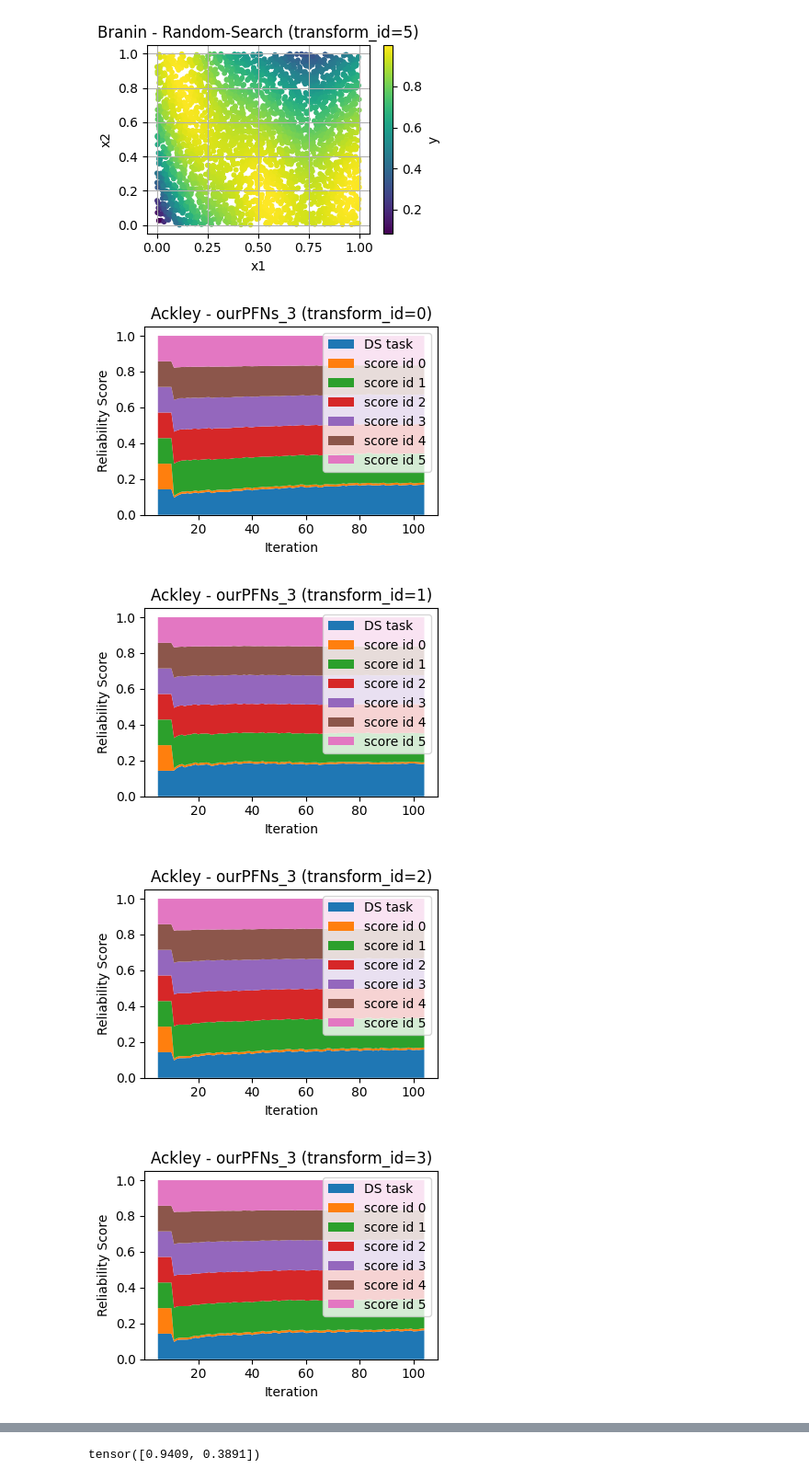
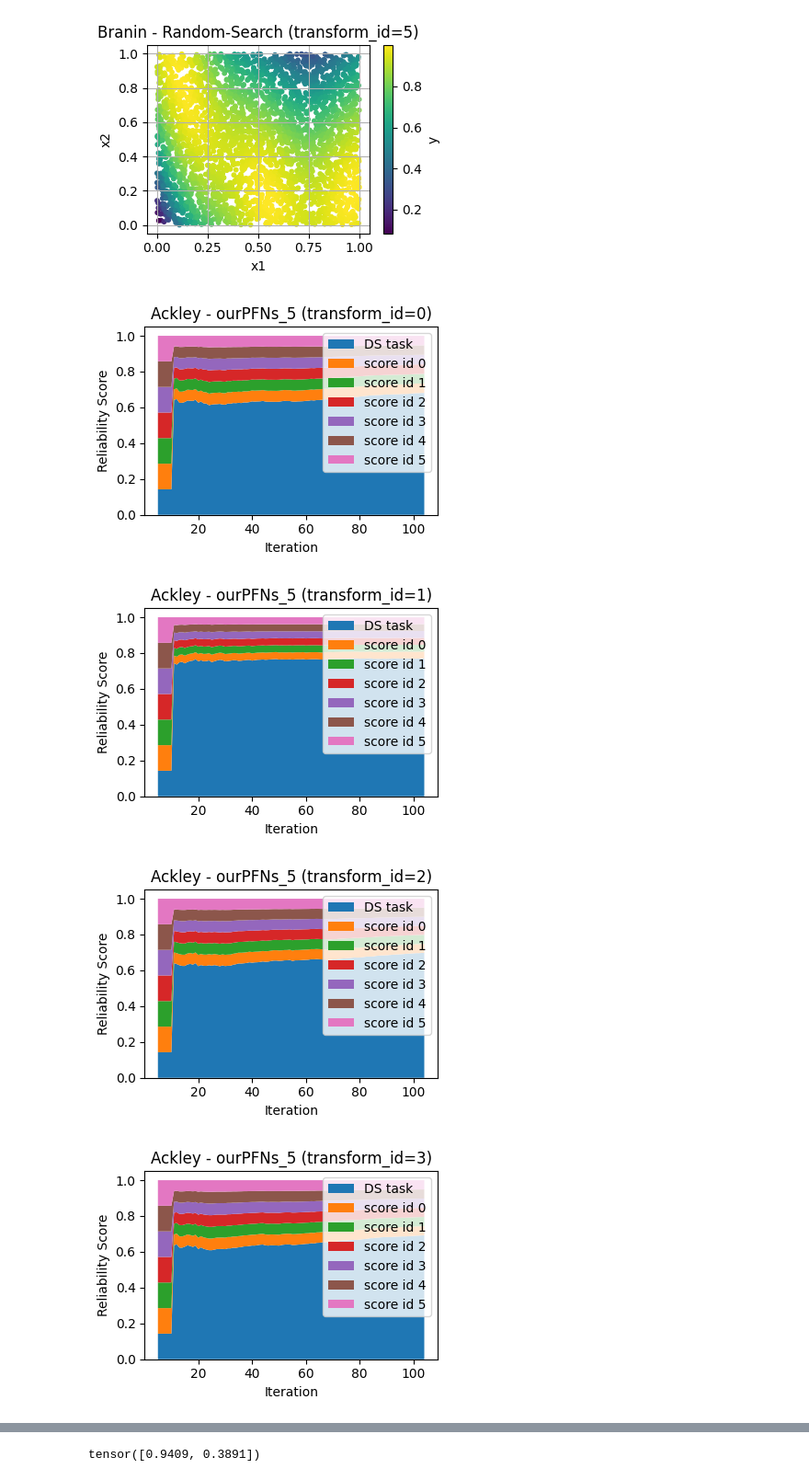
Before and after one commit to timruhkopf/ExperiencedFT-PFNs, a Jupyter notebook: HPO_tasks/Synthetic/plot.ipynb, the cells around one changed output, grey strips where cells are left out. Shown at 92% size. Saved outputs shown, nothing was run; the diff lists cells and outputs as text; code cells hidden in the pictures.

```diff
--- a/HPO_tasks/Synthetic/plot.ipynb
+++ b/HPO_tasks/Synthetic/plot.ipynb
@@ -156,7 +152,7 @@ for transform_id in unique_transforms:
 [figure]
 [figure]
 # %%
-method = 'ourPFNs_3'
+method = 'ourPFNs_5'
 function_name = "Ackley"
 dfm = df[(df['method'] == method) & (df['function_name'] == function_name)]
 # Plot for each transform_id
@@ -167,34 +163,34 @@ def parse_scores(x):
         if "tensor" in x:
             # Remove 'tensor(' and ')' and convert to numpy array
             x = x.replace('tensor(', '').replace(')', '').strip('[]')
         else:
             # Handle string representation of a list
            x = x.strip('[]')
         return np.array([float(i.strip()) if i.strip() != 'nan' else np.nan for i in x.split(',')])
     return np.array(x)
 
 
 for transform_id in unique_transforms:
     df_subset = dfm[(dfm['transform_id'] == transform_id) & (dfm['iteration'] >= 5)].copy()
 
     df_subset['scores'] = df_subset['reliability_scores'].apply(parse_scores)
 
     score_cols = [f'DS task' if i==0 else f'score id {i -1}' for i in range(len(df_subset['scores'].iloc[0]))]
 
     df_subset[score_cols] = pd.DataFrame(df_subset['scores'].tolist(), index=df_subset.index)
 
     agg_df = df_subset.groupby('iteration')[score_cols].mean()  # or .median()
 
     plt.figure(figsize=(4, 3))
     plt.stackplot(agg_df.index, agg_df.values.T, labels=score_cols)
     plt.xlabel("Iteration")
     plt.ylabel("Reliability Score")
     plt.title(f'{function_name} - {method} (transform_id={transform_id})')
     plt.legend(loc='upper right')
     plt.tight_layout()
     plt.show()
 # %% [output]
-[figure, old version]
+[figure, new version]
-[figure, old version]
+[figure, new version]
-[figure, old version]
+[figure, new version]
-[figure, old version]
+[figure, new version]
```
Also changed, not shown: parts of 4 cells of this notebook, 3 other files.
